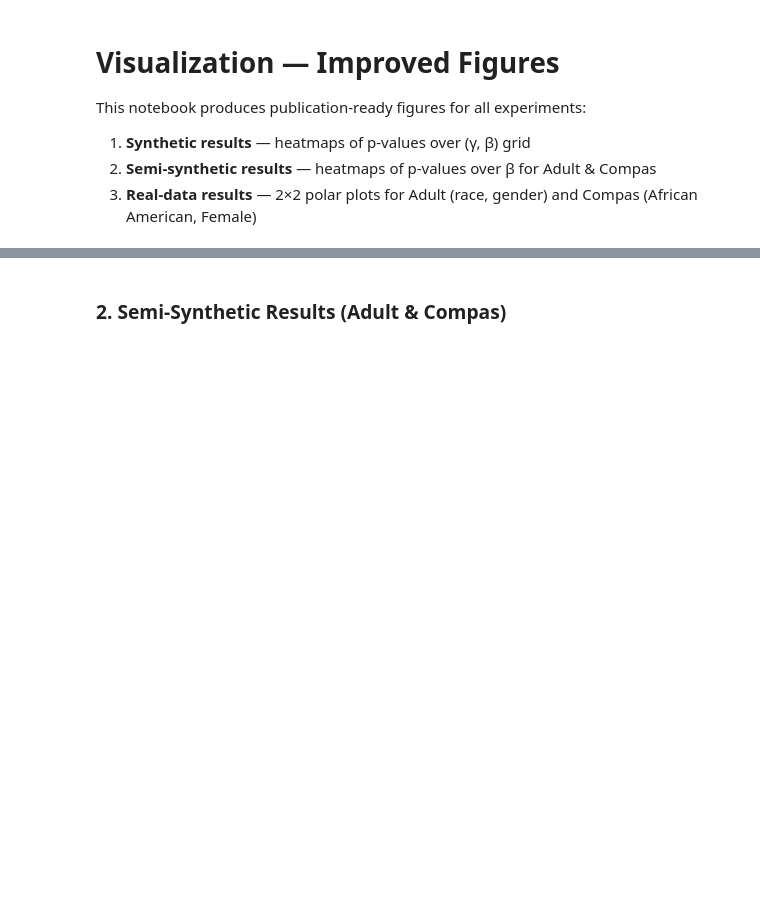
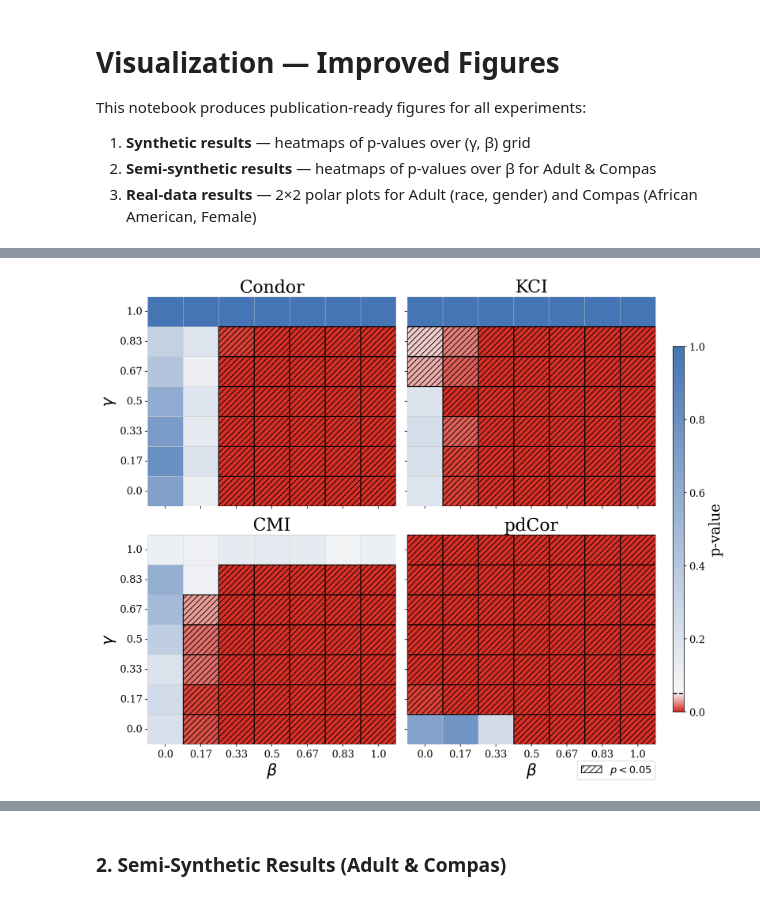
Before and after one commit to Ambress92/Audit_ranking, a Jupyter notebook: visual.ipynb, the cells around one changed output, grey strips where cells are left out. Cells and saved outputs as stored; diff of their text form; code cells hidden in the pictures; blank space fills up the shorter version.

```diff
--- a/visual.ipynb
+++ b/visual.ipynb
@@ -67,5 +69,5 @@ with open(syn_file, 'rb') as f:
     results_synthetic = pickle.load(f)
 
 # Methods to show in Section 1 (ordered)
-syn_method_order = ['Condor', 'nKCI', 'cmi_score', 'pearson_residual_corr']
+syn_method_order = ['Condor', 'nKCI', 'cmi_score', 'partial_dcorr_score']
 print(f"Synthetic data loaded — methods available: {list(results_synthetic.keys())}")
@@ -71,0 +76,9 @@ print(f"Synthetic data loaded — methods available: {list(results_synthetic.key
+# %%
+# exp_synthetic_n_1000_d_o_10_d_p_5_kx_5_kt_5_K_5_B_200_lin_space_dim_7_all_partial_dcorr_score.pkl
+syn_file = DATA_DIR / f"exp_synthetic_n_{n}_d_o_{d_o}_d_p_{d_p}_kx_{kx}_kt_{kt}_K_{K}_B_{B}_lin_space_dim_{linspace_dim}_all_partial_dcorr_score.pkl"
+with open(syn_file, 'rb') as f:
+    results_synthetic_pdcor = pickle.load(f)
+# %%
+# merge results into a single dict for easier access
+results_synthetic['partial_dcorr_score'] = results_synthetic_pdcor['partial_dcorr_score']
+results_synthetic
@@ -100,35 +131,37 @@ for i, method_key in enumerate(syn_method_order):
                     (col_idx, row_idx), 1, 1,
                     fill=False, edgecolor='black', linewidth=1.2,
                     hatch='///', zorder=5,
                 ))
 
     ax.set_title(METHOD_DISPLAY.get(method_key, method_key), fontsize=24)
 
     if col == 0:
         ax.set_ylabel(r'$\gamma$', fontsize=22)
     if row == 1:
         ax.set_xlabel(r'$\beta$', fontsize=22)
     ax.tick_params(axis='y', rotation=0)
     ax.label_outer()
 
 # Single colorbar
 cbar_ax = fig.add_axes([0.93, 0.15, 0.018, 0.7])
 sm = plt.cm.ScalarMappable(cmap=CMAP, norm=plt.Normalize(vmin=0, vmax=1))
 sm.set_array([])
 cbar = fig.colorbar(sm, cax=cbar_ax)
 cbar.set_label('p-value', fontsize=20)
 cbar.ax.tick_params(labelsize=14)
 # Mark α threshold on colorbar
 cbar.ax.axhline(y=ALPHA, color='black', linewidth=1.5, linestyle='--')
-cbar.ax.text(2.5, ALPHA, rf'$\alpha$={ALPHA}', fontsize=12, va='center')
+#cbar.ax.text(2.5, ALPHA, rf'$\alpha$={ALPHA}', fontsize=12, va='center')
 
 # Hatching legend
 hatch_patch = mpatches.Patch(facecolor='white', edgecolor='black', hatch='///', label=rf'$p < {ALPHA}$')
 fig.legend(handles=[hatch_patch], loc='lower right', bbox_to_anchor=(0.91, 0.01), fontsize=14, frameon=True)
 
 plt.tight_layout(rect=[0, 0, 0.92, 1.0])
+fig.savefig(DATA_DIR / f"heatmap_synthetic_n_{n}_d_o_{d_o}_d_p_{d_p}_K_{K}_B_{B}_improved.pdf", bbox_inches='tight')
 plt.show()
-fig.savefig(DATA_DIR / f"heatmap_synthetic_n_{n}_d_o_{d_o}_d_p_{d_p}_K_{K}_B_{B}_improved.pdf")
+# %% [output]
+[figure, added]
 # %%
 # ── Figure 1b: Synthetic contour plots (p-values over γ × β) ─────
 from scipy.ndimage import gaussian_filter
```
Also changed, not shown: parts of 4 cells of this notebook, 4 other files.
